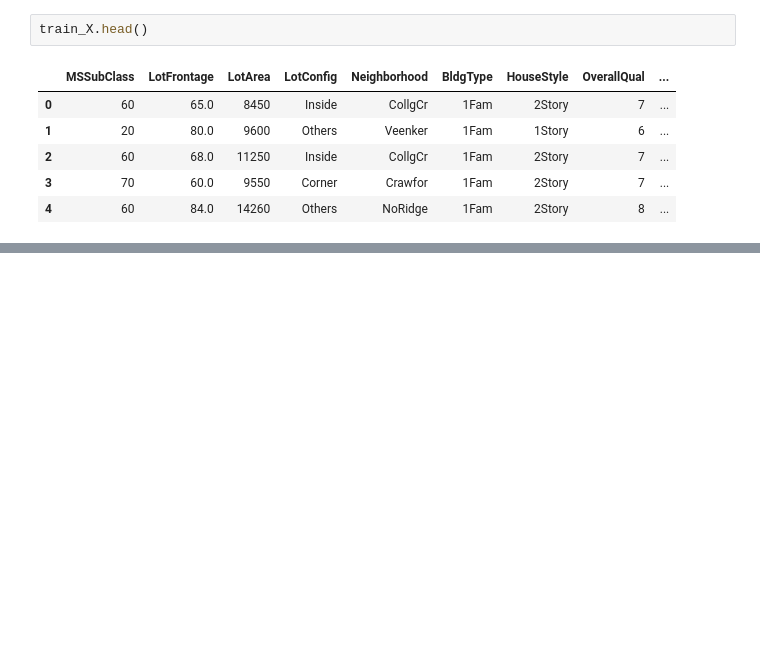
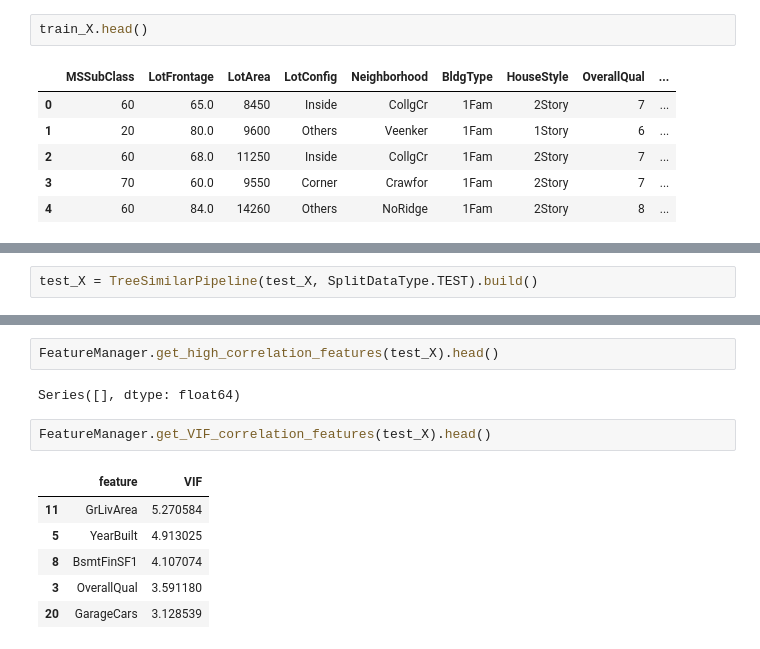
Before and after one commit to SerhiiDolhopolov/ML_Final_HousePredict, a Jupyter notebook: src/feature_engineering.ipynb, the cells around one changed output, grey strips where cells are left out. Saved outputs shown, nothing was run; the diff lists cells and outputs as text; blank space fills up the shorter version.

```diff
--- a/src/feature_engineering.ipynb
+++ b/src/feature_engineering.ipynb
@@ -670,0 +684,2 @@ train_X.head()
+# %%
+test_X = TreeSimilarPipeline(test_X, SplitDataType.TEST).build()
@@ -670,0 +762,13 @@ train_X.head()
+# %%
+FeatureManager.get_high_correlation_features(test_X).head()
+# %% [output]
+Series([], dtype: float64)
+# %%
+FeatureManager.get_VIF_correlation_features(test_X).head()
+# %% [output]
+|  | feature | VIF |
+| 11 | GrLivArea | 5.270584 |
+| 5 | YearBuilt | 4.913025 |
+| 8 | BsmtFinSF1 | 4.107074 |
+| 3 | OverallQual | 3.591180 |
+| 20 | GarageCars | 3.128539 |
```
Also changed, not shown: parts of 14 cells of this notebook, 7 other files.
